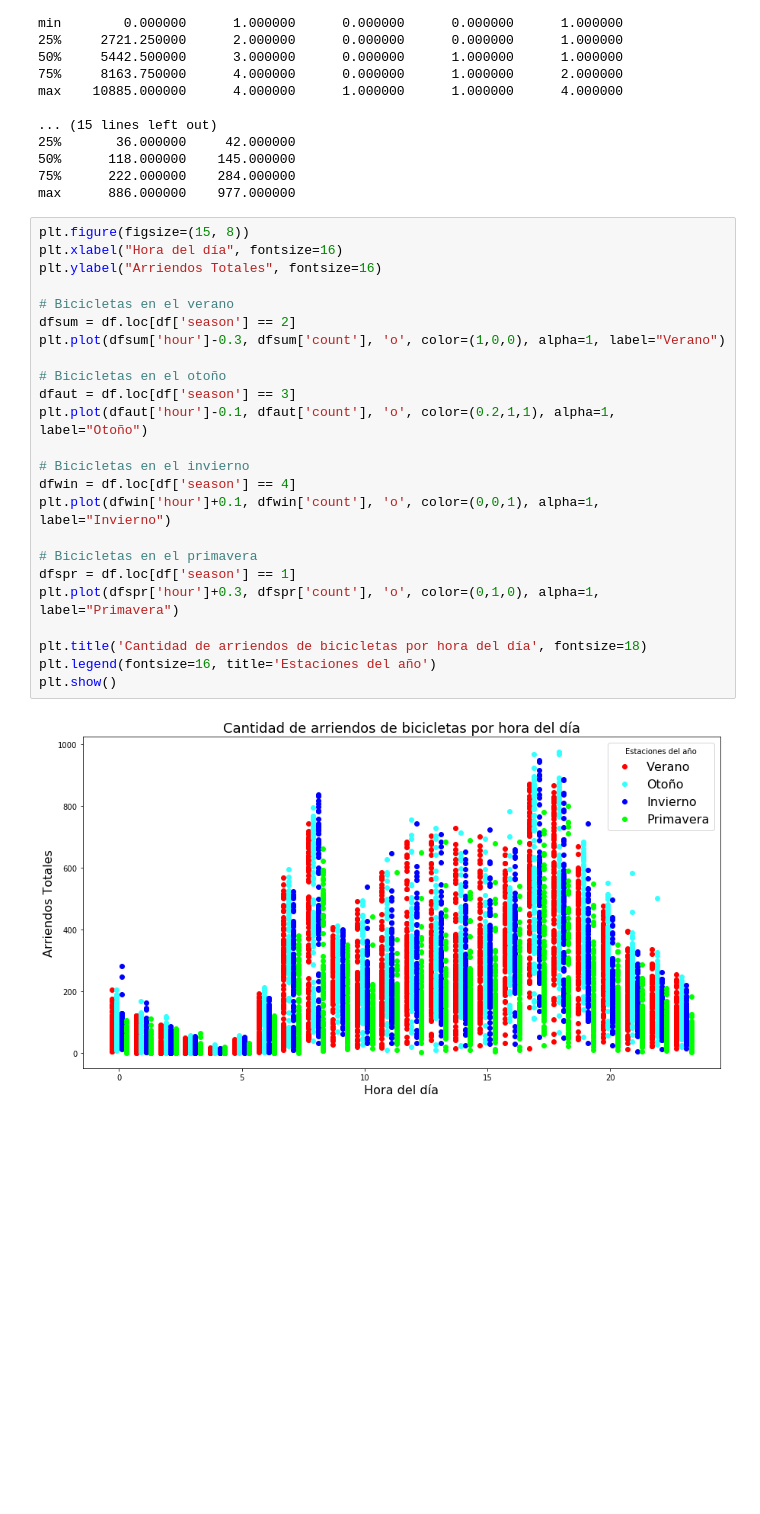
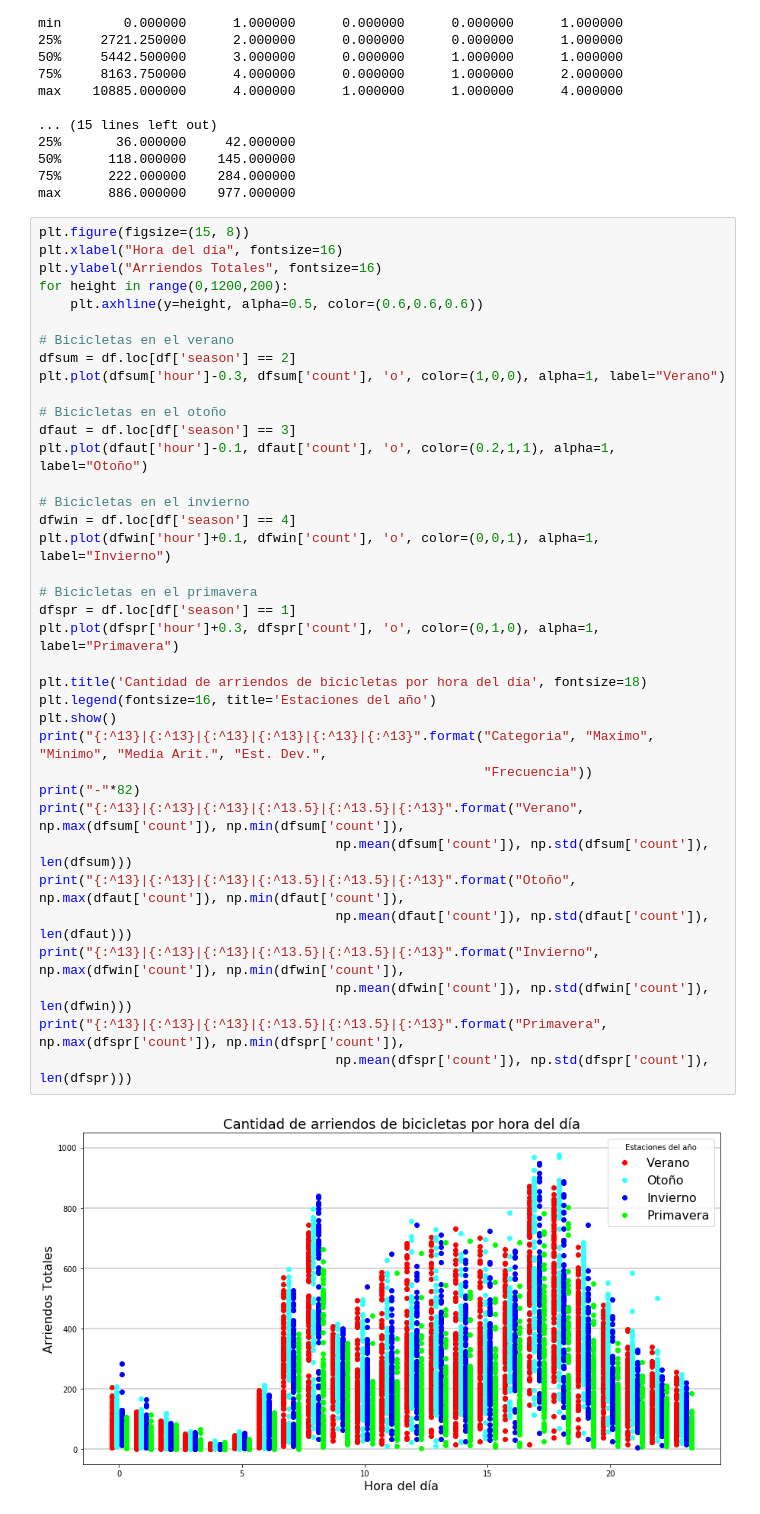
Before and after one commit to JavierL1/Tarea3-INF393, a Jupyter notebook: Untitled.ipynb, the cells around one changed output. Saved outputs shown, nothing was run; the diff lists cells and outputs as text; blank space fills up the shorter version.

```diff
--- a/Untitled.ipynb
+++ b/Untitled.ipynb
@@ -43,26 +44,39 @@ max      886.000000    977.000000
 # %%
 plt.figure(figsize=(15, 8))
 plt.xlabel("Hora del día", fontsize=16)
 plt.ylabel("Arriendos Totales", fontsize=16)
+for height in range(0,1200,200):
+    plt.axhline(y=height, alpha=0.5, color=(0.6,0.6,0.6))
 
 # Bicicletas en el verano
 dfsum = df.loc[df['season'] == 2]
 plt.plot(dfsum['hour']-0.3, dfsum['count'], 'o', color=(1,0,0), alpha=1, label="Verano")
 
 # Bicicletas en el otoño
 dfaut = df.loc[df['season'] == 3]
 plt.plot(dfaut['hour']-0.1, dfaut['count'], 'o', color=(0.2,1,1), alpha=1, label="Otoño")
 
 # Bicicletas en el invierno
 dfwin = df.loc[df['season'] == 4]
 plt.plot(dfwin['hour']+0.1, dfwin['count'], 'o', color=(0,0,1), alpha=1, label="Invierno")
 
 # Bicicletas en el primavera
 dfspr = df.loc[df['season'] == 1]
 plt.plot(dfspr['hour']+0.3, dfspr['count'], 'o', color=(0,1,0), alpha=1, label="Primavera")
 
 plt.title('Cantidad de arriendos de bicicletas por hora del día', fontsize=18)
 plt.legend(fontsize=16, title='Estaciones del año')
 plt.show()
+print("{:^13}|{:^13}|{:^13}|{:^13}|{:^13}|{:^13}".format("Categoria", "Maximo", "Minimo", "Media Arit.", "Est. Dev.",
+                                                         "Frecuencia"))
+print("-"*82)
+print("{:^13}|{:^13}|{:^13}|{:^13.5}|{:^13.5}|{:^13}".format("Verano", np.max(dfsum['count']), np.min(dfsum['count']),
+                                      np.mean(dfsum['count']), np.std(dfsum['count']), len(dfsum)))
+print("{:^13}|{:^13}|{:^13}|{:^13.5}|{:^13.5}|{:^13}".format("Otoño", np.max(dfaut['count']), np.min(dfaut['count']),
+                                      np.mean(dfaut['count']), np.std(dfaut['count']), len(dfaut)))
+print("{:^13}|{:^13}|{:^13}|{:^13.5}|{:^13.5}|{:^13}".format("Invierno", np.max(dfwin['count']), np.min(dfwin['count']),
+                                      np.mean(dfwin['count']), np.std(dfwin['count']), len(dfwin)))
+print("{:^13}|{:^13}|{:^13}|{:^13.5}|{:^13.5}|{:^13}".format("Primavera", np.max(dfspr['count']), np.min(dfspr['count']),
+                                      np.mean(dfspr['count']), np.std(dfspr['count']), len(dfspr)))
 # %% [output]
-[figure, old version]
+[figure, new version]
```
Also changed, not shown: parts of 10 cells of this notebook.
